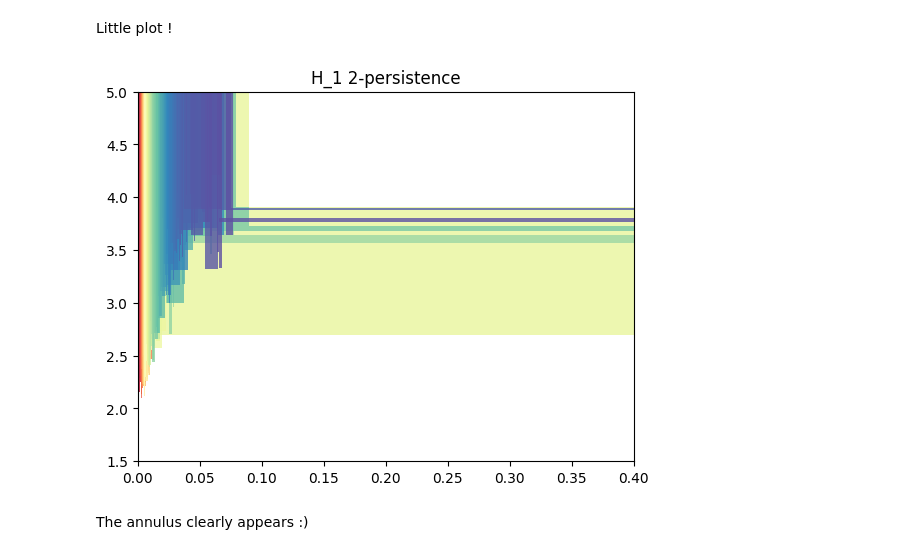
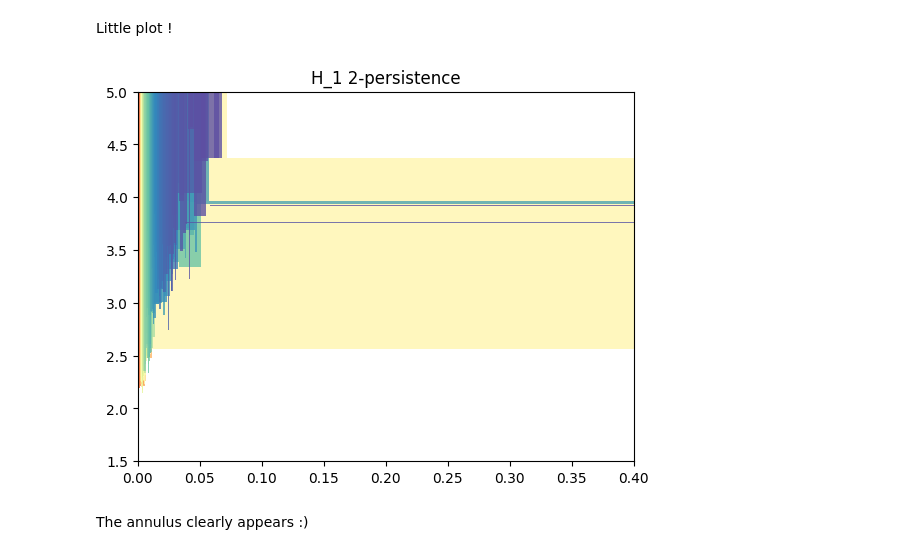
Before and after one commit to DavidLapous/multipers, a Jupyter notebook: How to use.ipynb, the cells around one changed output. Drawn from its saved outputs; the diff is of its cells as text; code cells hidden in the pictures.

Commit message:
Euler curves, error estimation, firep interface

```diff
--- a/How to use.ipynb
+++ b/How to use.ipynb
@@ -125,7 +126,7 @@ from sklearn.neighbors import KernelDensity
 # %% [markdown]
 The noisy annulus dataset that we consider
 # %%
-npts = 500
+npts = 1000
 noutliers = (int)(npts * 0.4)
 np.random.seed(100)
 X = np.block([[np.array(noisy_annulus(1.5,2, npts))], [np.random.uniform(low=-2, high=2, size=(noutliers,2))]] )
@@ -145,7 +146,7 @@ X = np.array([ac.get_point(i) for i in  range(simplextree.num_vertices())])
 # %% [markdown]
 We convert a gudhi simplextree to an mma simplextree using the following command.
 # %%
-simplextree = mma.from_gudhi(simplextree, dimension=2)
+simplextree = mma.from_gudhi(simplextree, parameters=2)
 # %% [markdown]
 The first filtration is the one from the original simplextree, we just have to fill the other one, with the codensity
 # %%
@@ -171,9 +172,9 @@ bimodule = simplextree.persistence(box=box)
 # %% [markdown]
 Little plot !
 # %%
-bimodule.plot(alpha=0.8, dimension=1);
+bimodule.plot(alpha=0.8, degree=1);
 # %% [output]
-[figure, old version]
+[figure, new version]
 # %% [markdown]
 The annulus clearly appears :)
 # %% [markdown]
```
Also changed, not shown: parts of 26 cells of this notebook, 13 other files.
